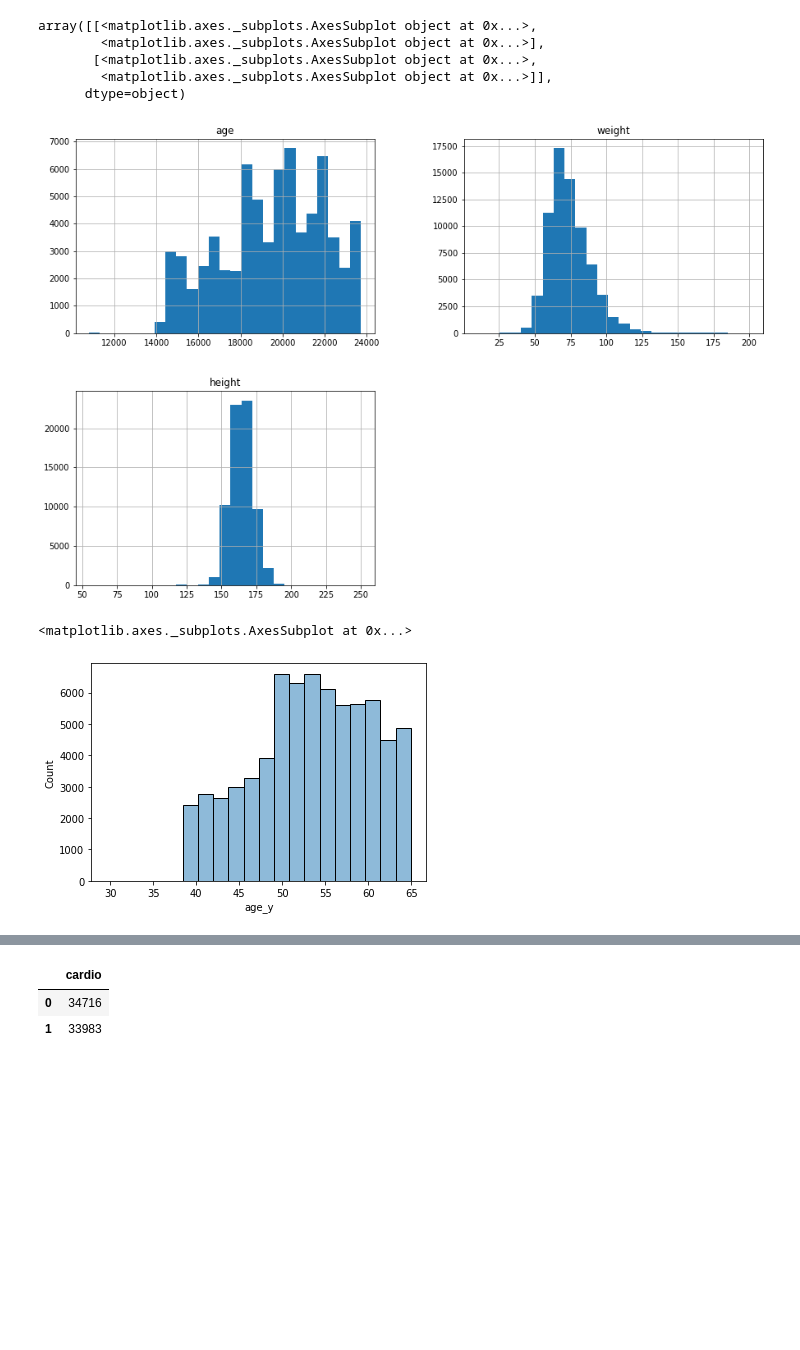
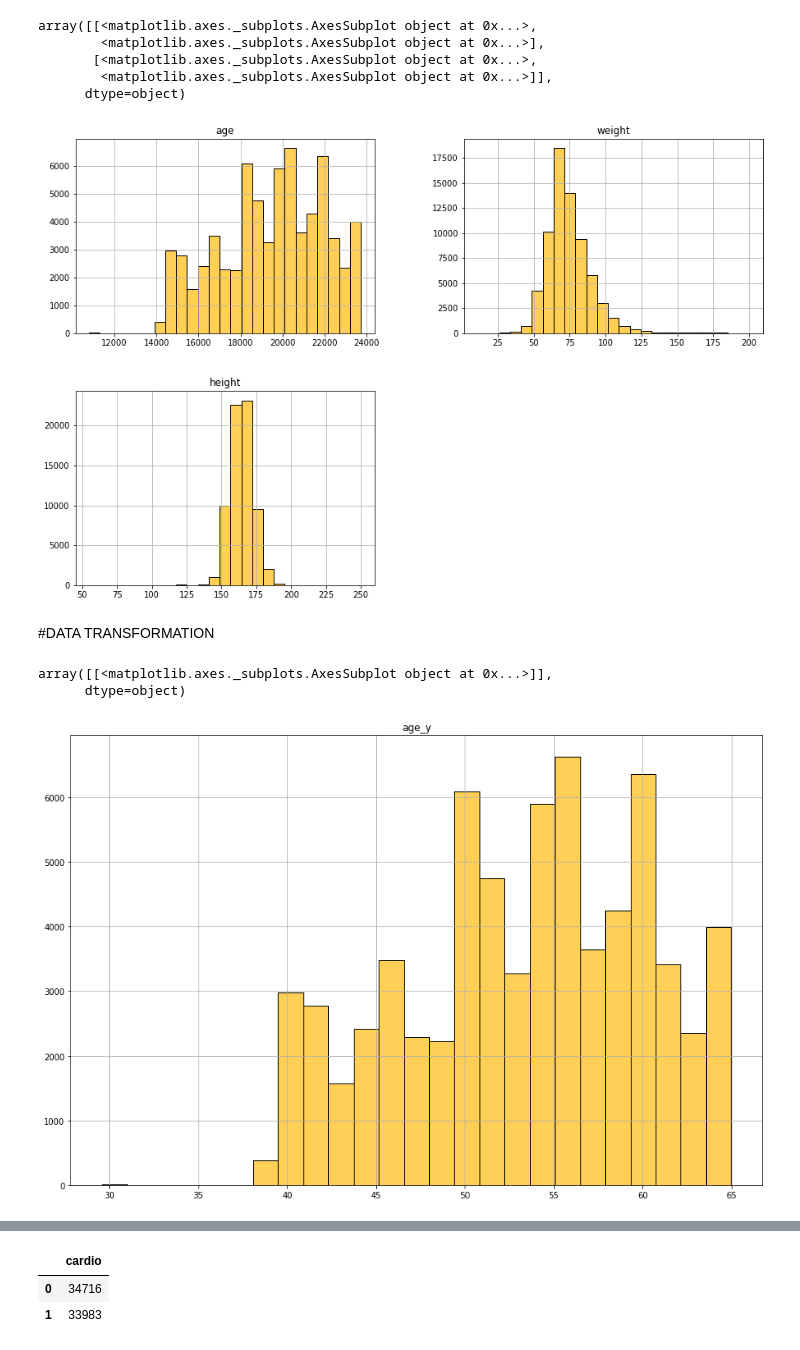
Before and after one commit to GregoryDzej/Big-Data-Python-task, a Jupyter notebook: Big_data_Cardio_.ipynb, the cells around one changed output, grey strips where cells are left out. Cells and saved outputs as stored; diff of their text form; code cells hidden in the pictures; blank space fills up the shorter version.

```diff
--- a/Big_data_Cardio_.ipynb
+++ b/Big_data_Cardio_.ipynb
@@ -122,17 +186,20 @@ dtype: float64
 # %%
-main_data.hist(column=['age','weight','height'], bins=25, figsize=(15, 10))
+main_data.hist(column=['age','weight','height'],bins=25, figsize=(15, 10), color='#FFCF56', edgecolor='black')
 # %% [output]
 array([[<matplotlib.axes._subplots.AxesSubplot object at 0x...>,
         <matplotlib.axes._subplots.AxesSubplot object at 0x...>],
        [<matplotlib.axes._subplots.AxesSubplot object at 0x...>,
         <matplotlib.axes._subplots.AxesSubplot object at 0x...>]],
       dtype=object)
-[figure, old version]
+[figure, new version]
+# %% [markdown]
+#DATA TRANSFORMATION
 # %%
-##########  transformation of data #######################
+##########  DATA TRANSFORMATION  #######################
 # convert age from days to years
 main_data['age_y'] = (main_data['age']/365).round(decimals=2)
-sns.histplot(data=main_data,x='age_y',bins=20,palette="dark:darkred", alpha=0.5)
+main_data.hist(column=['age_y'],bins=25, figsize=(15, 10), color='#FFCF56', edgecolor='black')
 # %% [output]
-<matplotlib.axes._subplots.AxesSubplot at 0x...>
+array([[<matplotlib.axes._subplots.AxesSubplot object at 0x...>]],
+      dtype=object)
-[figure, old version]
+[figure, new version]
```
Also changed, not shown: parts of 76 cells of this notebook.
